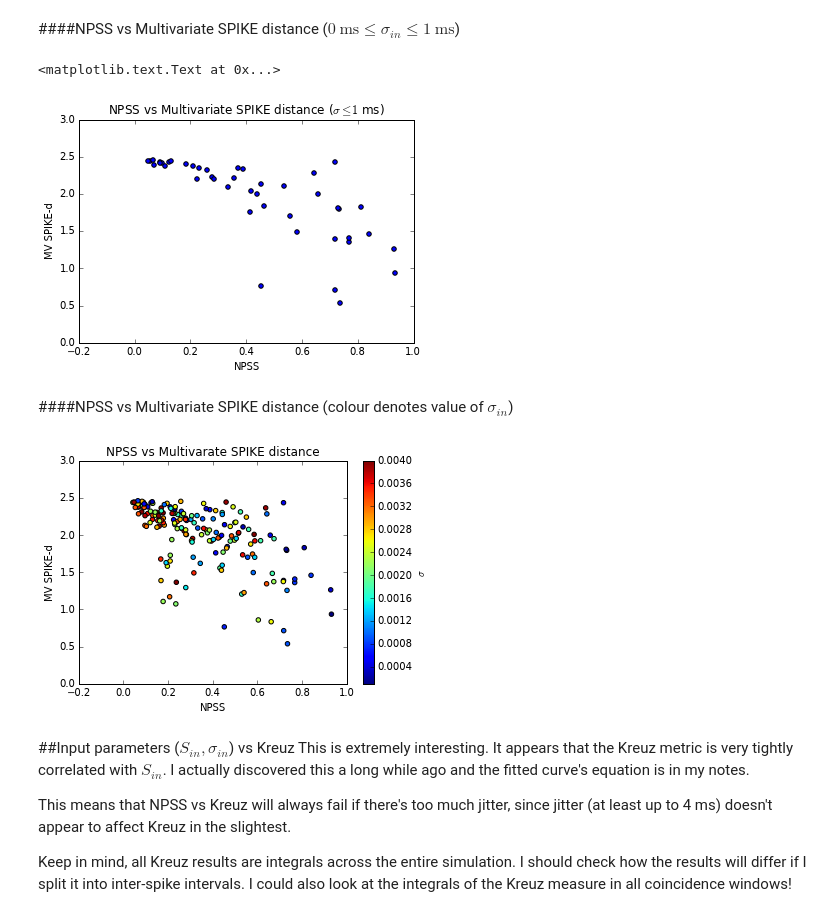
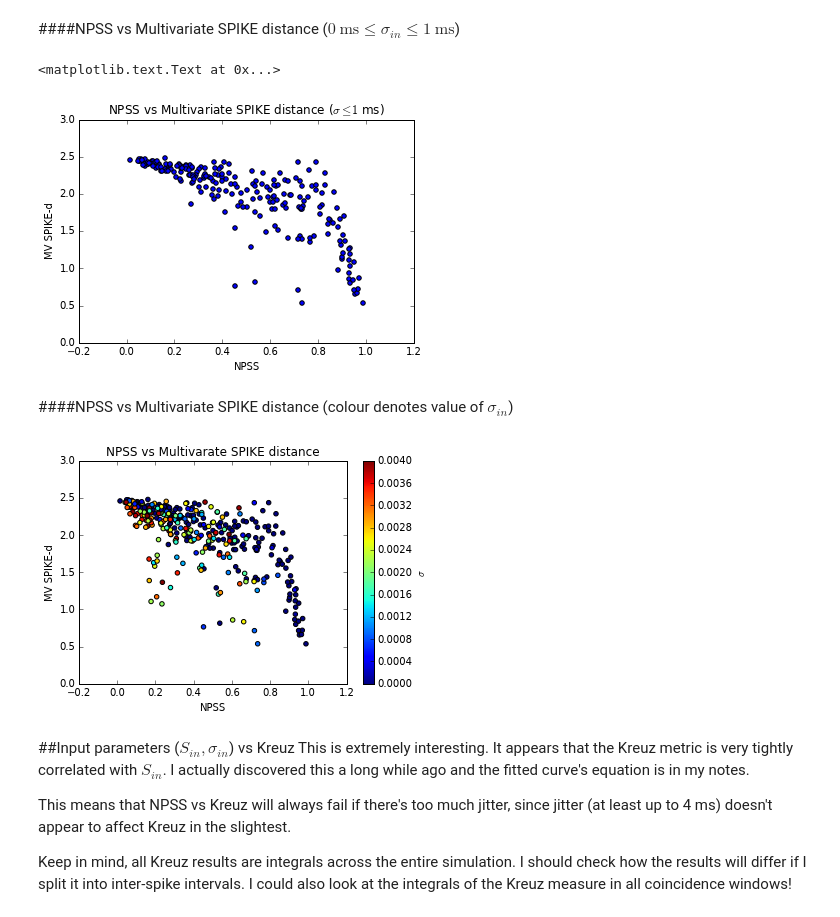
Before and after one commit to achilleas-k/slope-vs-dist-brian, a Jupyter notebook: Simulation data.ipynb, the cells around one changed output. Drawn from its saved outputs; the diff is of its cells as text; code cells hidden in the pictures.

```diff
--- a/Simulation data.ipynb
+++ b/Simulation data.ipynb
@@ -80,6 +80,12 @@ ylabel("MV SPIKE-d")
 # gather all kreuz and npss from jitter and plot points
 mnpss = []
 kreuz = []
+for res  in results_nj:
+    npss = res["npss"]
+    mnpss.append(mean(npss))
+    kr_t = res["kr_times"]
+    kr_d = res["kr_dists"]
+    kreuz.append(trapz(kr_d, kr_t))
 for res  in results_j:
     npss = res["npss"]
     mnpss.append(mean(npss))
@@ -99,6 +105,14 @@ ylabel("MV SPIKE-d")
 # find cases with high synchrony (> 0.9) and plot points
 mnpss = []
 kreuz = []
+for conf, res in zip(configs_nj, results_nj):
+    if conf["S_in"] < 0.9:
+        continue
+    npss = res["npss"]
+    mnpss.append(mean(npss))
+    kr_t = res["kr_times"]
+    kr_d = res["kr_dists"]
+    kreuz.append(trapz(kr_d, kr_t))
 for conf, res in zip(configs_j, results_j):
     if conf["S_in"] < 0.9:
         continue
@@ -120,6 +134,14 @@ ylabel("MV SPIKE-d")
 # find cases with low jitter (< 2 ms) and plot points
 mnpss = []
 kreuz = []
+for conf, res in zip(configs_nj, results_nj):
+    if float(conf["sigma"]) > 0.002:
+        continue
+    npss = res["npss"]
+    mnpss.append(mean(npss))
+    kr_t = res["kr_times"]
+    kr_d = res["kr_dists"]
+    kreuz.append(trapz(kr_d, kr_t))
 for conf, res in zip(configs_j, results_j):
     if float(conf["sigma"]) > 0.002:
         continue
@@ -141,6 +163,12 @@ ylabel("MV SPIKE-d")
 # find cases with low jitter (< 1 ms) and plot points
 mnpss = []
 kreuz = []
+for conf, res in zip(configs_nj, results_nj):
+    npss = res["npss"]
+    mnpss.append(mean(npss))
+    kr_t = res["kr_times"]
+    kr_d = res["kr_dists"]
+    kreuz.append(trapz(kr_d, kr_t))
 for conf, res in zip(configs_j, results_j):
     if float(conf["sigma"]) > 0.001:
         continue
@@ -155,29 +183,36 @@ xlabel("NPSS")
 ylabel("MV SPIKE-d")
 # %% [output]
 <matplotlib.text.Text at 0x...>
-[figure, old version]
+[figure, new version]
 # %% [markdown]
 ####NPSS vs Multivariate SPIKE distance (colour denotes value of $\sigma_{in}$)
 # %%
 # gather all kreuz and npss from jitter and plot points with colour for jitter
 mnpss = []
 kreuz = []
 jitters = []
+for conf, res in zip(configs_nj, results_nj):
+    npss = res["npss"]
+    mnpss.append(mean(npss))
+    kr_t = res["kr_times"]
+    kr_d = res["kr_dists"]
+    kreuz.append(trapz(kr_d, kr_t))
+    jitters.append(float(conf["sigma"]))
 for conf, res in zip(configs_j, results_j):
     npss = res["npss"]
     mnpss.append(mean(npss))
     kr_t = res["kr_times"]
     kr_d = res["kr_dists"]
     kreuz.append(trapz(kr_d, kr_t))
     jitters.append(float(conf["sigma"]))
 scatter(mnpss, kreuz, c=jitters)
 cbar = colorbar()
 title("NPSS vs Multivarate SPIKE distance")
 xlabel("NPSS")
 ylabel("MV SPIKE-d")
 cbar.set_label("$\sigma$")
 # %% [output]
-[figure, old version]
+[figure, new version]
 # %% [markdown]
 ##Input parameters ($S_{in}, \sigma_{in}$) vs Kreuz
 This is extremely interesting.
```
Also changed, not shown: parts of 21 cells of this notebook.
